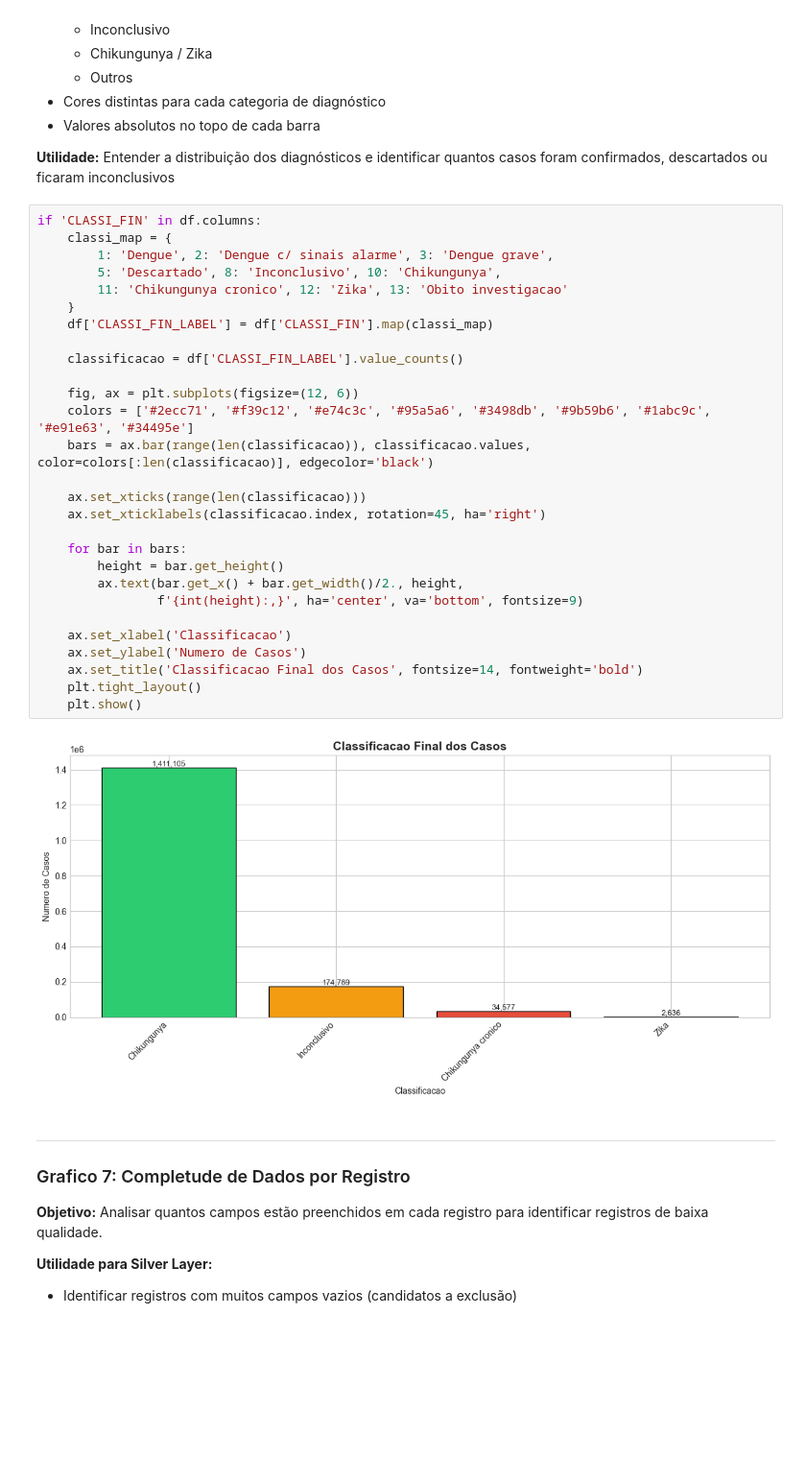
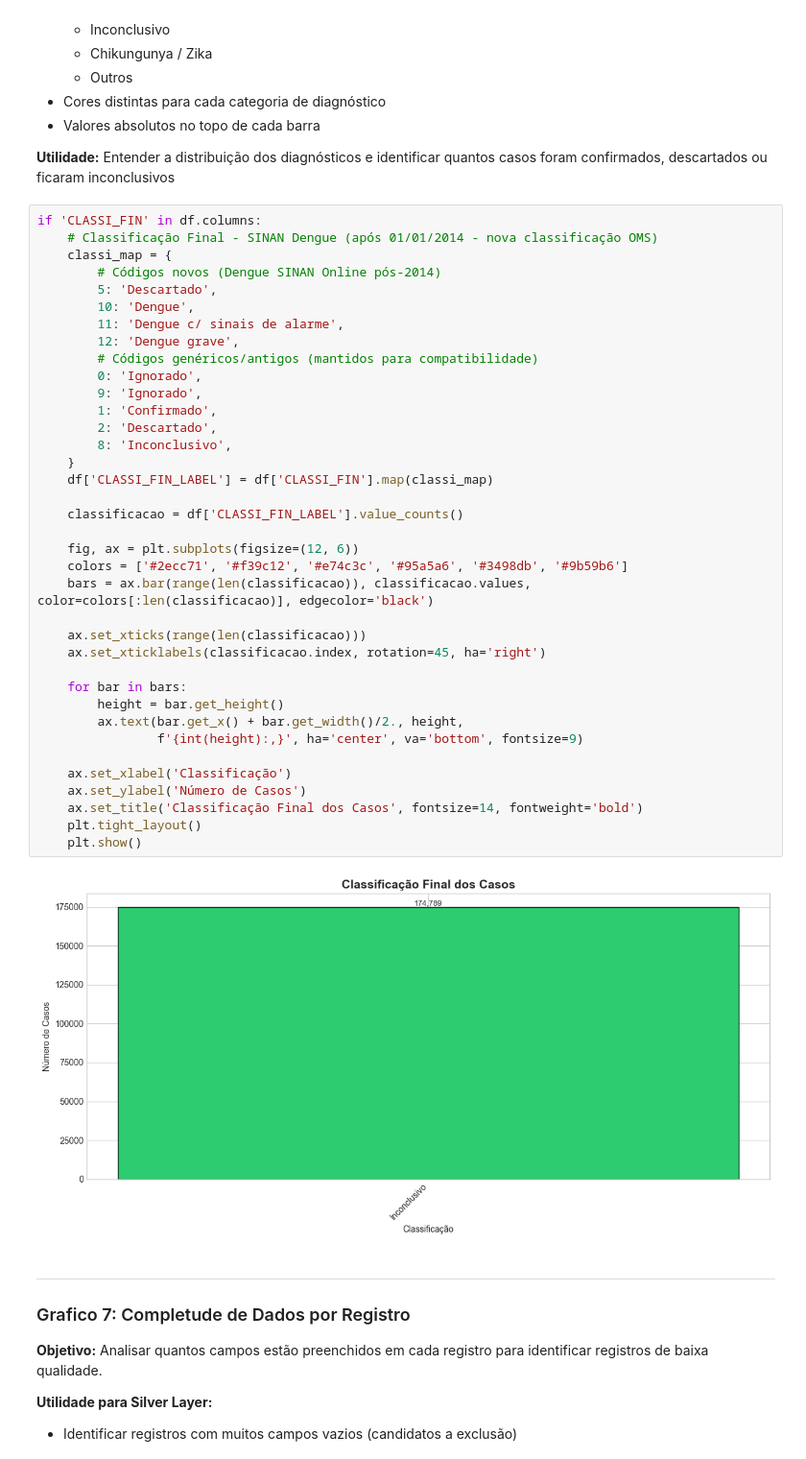
Before and after one commit to ArthurGabrieel/etl-dengue-2025, a Jupyter notebook: Data_Layer/raw/bronze_analysis.ipynb, the cells around one changed output. Shown at 96% size. Saved outputs shown, nothing was run; the diff lists cells and outputs as text; blank space fills up the shorter version.

Commit message:
fix: corrige grafico de classificacao final de acordo com novo mapeamento

```diff
--- a/Data_Layer/raw/bronze_analysis.ipynb
+++ b/Data_Layer/raw/bronze_analysis.ipynb
@@ -301,34 +301,43 @@ if 'UF_NOME' in df.columns:
 **Utilidade:** Entender a distribuição dos diagnósticos e identificar quantos casos foram confirmados, descartados ou ficaram inconclusivos
 # %%
 if 'CLASSI_FIN' in df.columns:
+    # Classificação Final - SINAN Dengue (após 01/01/2014 - nova classificação OMS)
     classi_map = {
-        1: 'Dengue', 2: 'Dengue c/ sinais alarme', 3: 'Dengue grave',
-        5: 'Descartado', 8: 'Inconclusivo', 10: 'Chikungunya',
-        11: 'Chikungunya cronico', 12: 'Zika', 13: 'Obito investigacao'
+        # Códigos novos (Dengue SINAN Online pós-2014)
+        5: 'Descartado',
+        10: 'Dengue',
+        11: 'Dengue c/ sinais de alarme',
+        12: 'Dengue grave',
+        # Códigos genéricos/antigos (mantidos para compatibilidade)
+        0: 'Ignorado',
+        9: 'Ignorado',
+        1: 'Confirmado',
+        2: 'Descartado',
+        8: 'Inconclusivo',
     }
     df['CLASSI_FIN_LABEL'] = df['CLASSI_FIN'].map(classi_map)
 
     classificacao = df['CLASSI_FIN_LABEL'].value_counts()
 
     fig, ax = plt.subplots(figsize=(12, 6))
-    colors = ['#2ecc71', '#f39c12', '#e74c3c', '#95a5a6', '#3498db', '#9b59b6', '#1abc9c', '#e91e63', '#34495e']
+    colors = ['#2ecc71', '#f39c12', '#e74c3c', '#95a5a6', '#3498db', '#9b59b6']
     bars = ax.bar(range(len(classificacao)), classificacao.values, color=colors[:len(classificacao)], edgecolor='black')
 
     ax.set_xticks(range(len(classificacao)))
     ax.set_xticklabels(classificacao.index, rotation=45, ha='right')
 
     for bar in bars:
         height = bar.get_height()
         ax.text(bar.get_x() + bar.get_width()/2., height,
                 f'{int(height):,}', ha='center', va='bottom', fontsize=9)
 
-    ax.set_xlabel('Classificacao')
-    ax.set_ylabel('Numero de Casos')
-    ax.set_title('Classificacao Final dos Casos', fontsize=14, fontweight='bold')
+    ax.set_xlabel('Classificação')
+    ax.set_ylabel('Número de Casos')
+    ax.set_title('Classificação Final dos Casos', fontsize=14, fontweight='bold')
     plt.tight_layout()
     plt.show()
 # %% [output]
-[figure, old version]
+[figure, new version]
 # %% [markdown]
 ---
 ### Grafico 7: Completude de Dados por Registro
```
Also changed, not shown: parts of 1 cell of this notebook.
